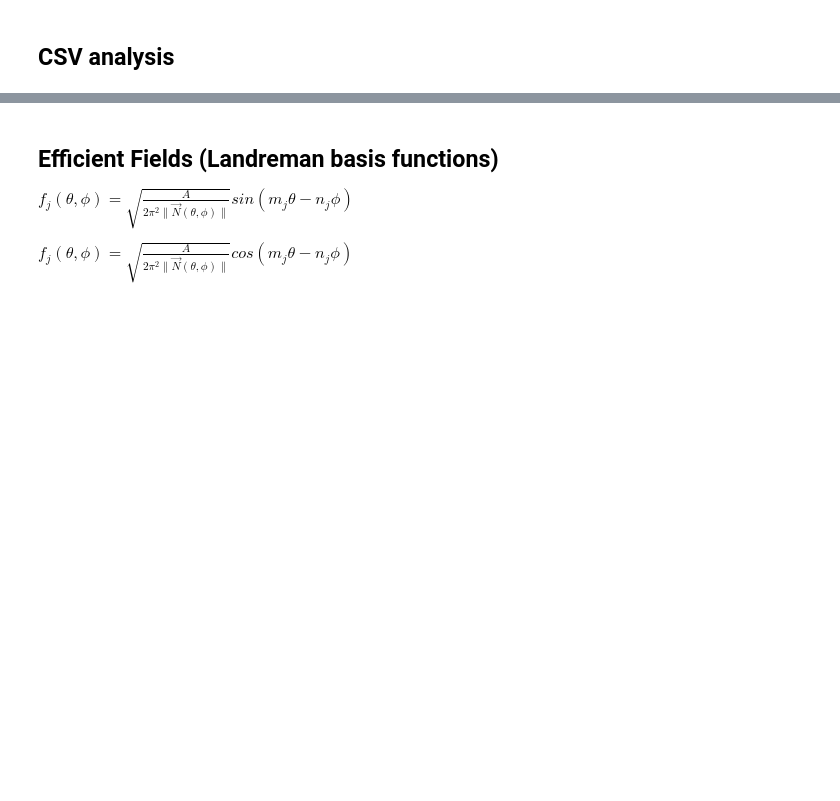
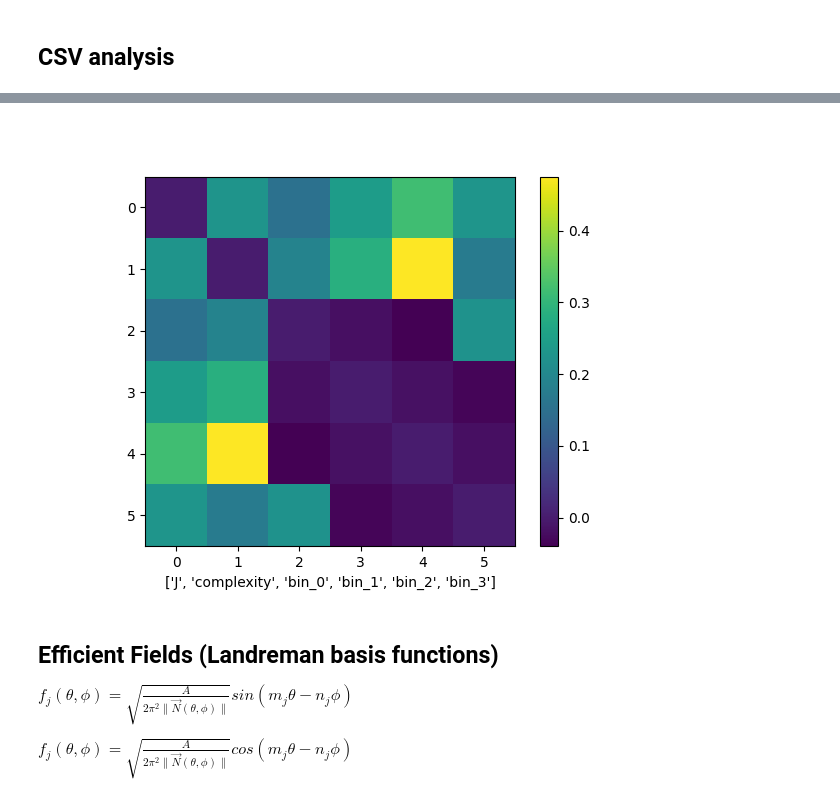
Before and after one commit to missing-user/single-stage-opt, a Jupyter notebook: what_we_actually_want copy.ipynb, the cells around one changed output, grey strips where cells are left out. Saved outputs shown, nothing was run; the diff lists cells and outputs as text; code cells hidden in the pictures; blank space fills up the shorter version.

```diff
--- a/what_we_actually_want copy.ipynb
+++ b/what_we_actually_want copy.ipynb
@@ -552,3 +624,30 @@ implot_df(total_Si_BdotN)
+# %%
+def radial_profile(data, center):
+    y, x = np.indices((data.shape))
+    r = np.sqrt((x - center[0])**2 + (y - center[1])**2)
+    r = r.astype(int)
+
+    tbin = np.bincount(r.ravel(), data.ravel())
+    nr = np.bincount(r.ravel())
+    radialprofile = tbin / nr
+    return radialprofile
+
+def radial_profile_center(data):
+    return radial_profile(data, np.array(data.shape)/2)
+
+num_bins = len(analysis_df["Bmagnitude"].apply(radial_profile_center)[0])
+res = analysis_df["Bmagnitude"].apply(radial_profile_center)
+analysis_df = analysis_df.join(pd.DataFrame(res.tolist()).add_prefix("bin_"))
+# %%
+%matplotlib widget
+plt.close()
+plt.imshow(analysis_df.select_dtypes(exclude=["object"]).corr()-np.eye(num_bins+2))
+plt.xlabel([*analysis_df.select_dtypes(exclude=["object"]).columns])
+# plt.ylabel([*analysis_df.select_dtypes(exclude=["object"]).columns])
+plt.colorbar()
+plt.show()
+# %% [output]
+[figure, added]
 # %% [markdown]
 ## Efficient Fields (Landreman basis functions)
 $f_j(\theta, \phi) = \sqrt{\frac{A}{2 \pi^2 \|\vec{N}(\theta, \phi)\|}} sin(m_j \theta - n_j \phi)$
```
Also changed, not shown: parts of 27 cells of this notebook, 1 other file.
